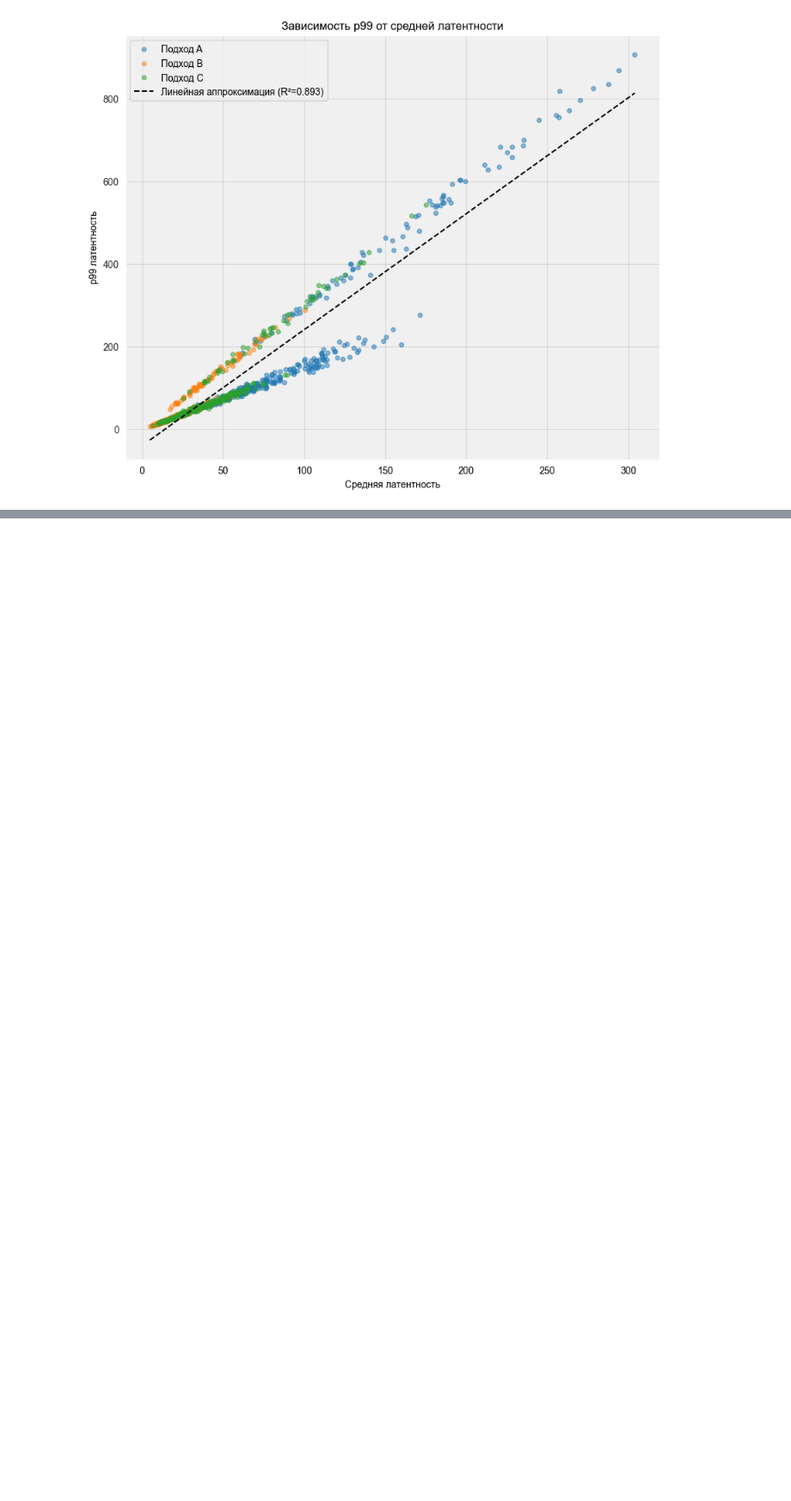
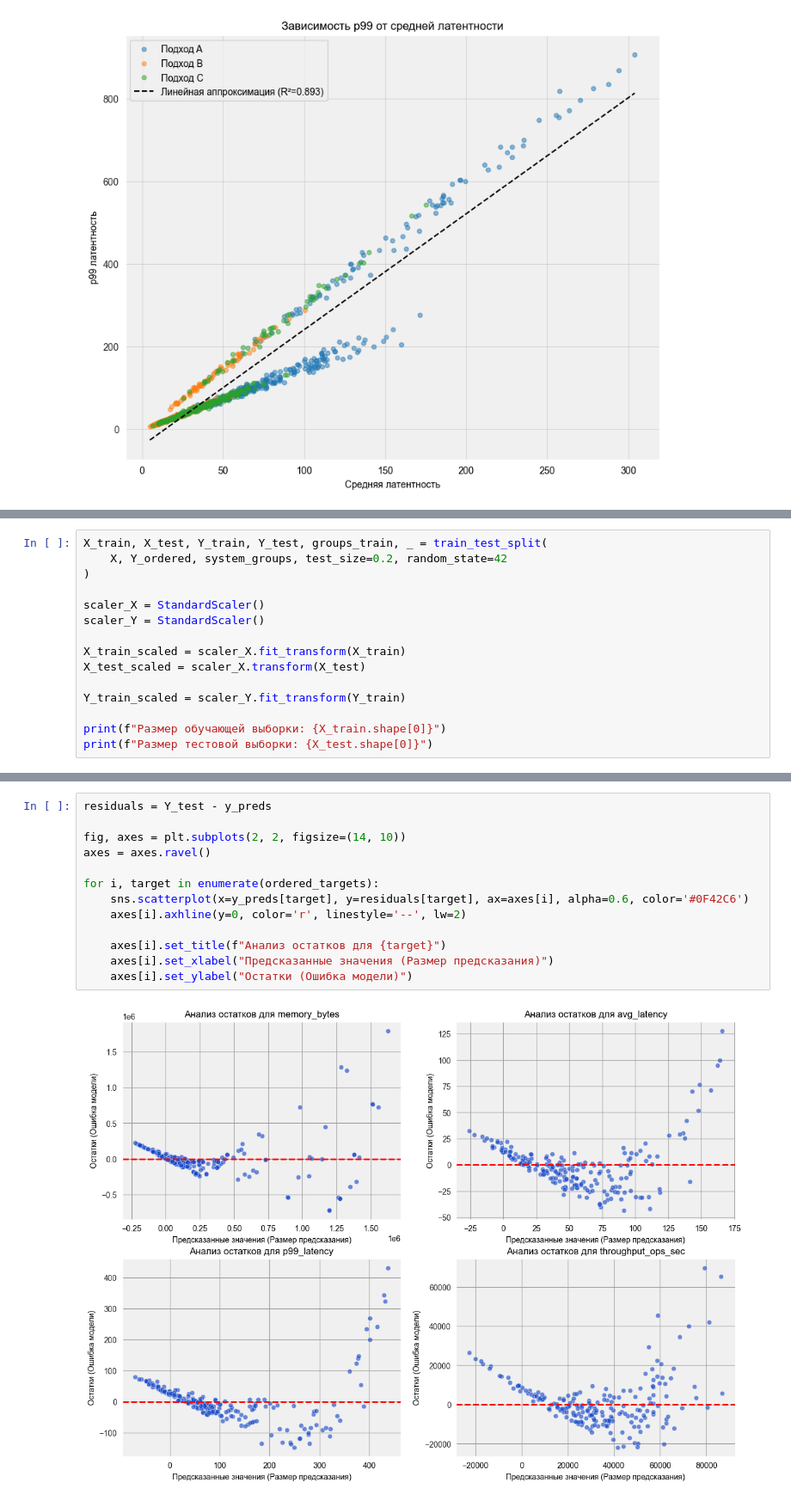
Before and after one commit to p1k777/mega-cool-in-memory-file-systems-research, a Jupyter notebook: ml_model/main.ipynb, the cells around one changed output, grey strips where cells are left out. Shown at 86% size. Cells and saved outputs as stored; diff of their text form; blank space fills up the shorter version.

```diff
--- a/ml_model/main.ipynb
+++ b/ml_model/main.ipynb
@@ -338,0 +321,15 @@ lin_throughput_ops_sec: R2=0.7530, MAE=8704.71, RMSE=12910.46
+# %%
+X_train, X_test, Y_train, Y_test, groups_train, _ = train_test_split(
+    X, Y_ordered, system_groups, test_size=0.2, random_state=42
+)
+
+scaler_X = StandardScaler()
+scaler_Y = StandardScaler()
+
+X_train_scaled = scaler_X.fit_transform(X_train)
+X_test_scaled = scaler_X.transform(X_test)
+
+Y_train_scaled = scaler_Y.fit_transform(Y_train)
+
+print(f"Размер обучающей выборки: {X_train.shape[0]}")
+print(f"Размер тестовой выборки: {X_test.shape[0]}")
@@ -338,0 +455,15 @@ lin_throughput_ops_sec: R2=0.7530, MAE=8704.71, RMSE=12910.46
+# %%
+residuals = Y_test - y_preds
+
+fig, axes = plt.subplots(2, 2, figsize=(14, 10))
+axes = axes.ravel()
+
+for i, target in enumerate(ordered_targets):
+    sns.scatterplot(x=y_preds[target], y=residuals[target], ax=axes[i], alpha=0.6, color='#0F42C6')
+    axes[i].axhline(y=0, color='r', linestyle='--', lw=2)
+
+    axes[i].set_title(f"Анализ остатков для {target}")
+    axes[i].set_xlabel("Предсказанные значения (Размер предсказания)")
+    axes[i].set_ylabel("Остатки (Ошибка модели)")
+# %% [output]
+[figure, added]
```
Also changed, not shown: parts of 13 cells of this notebook, 2 other files.
